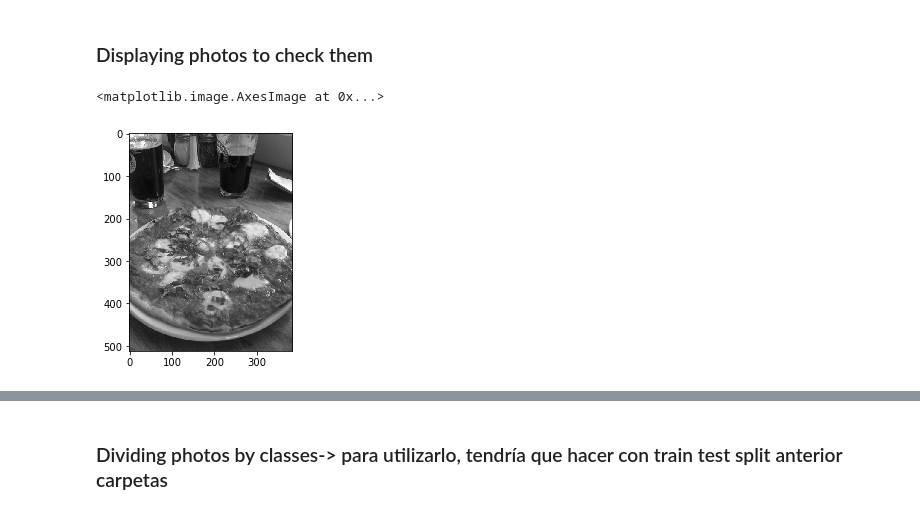
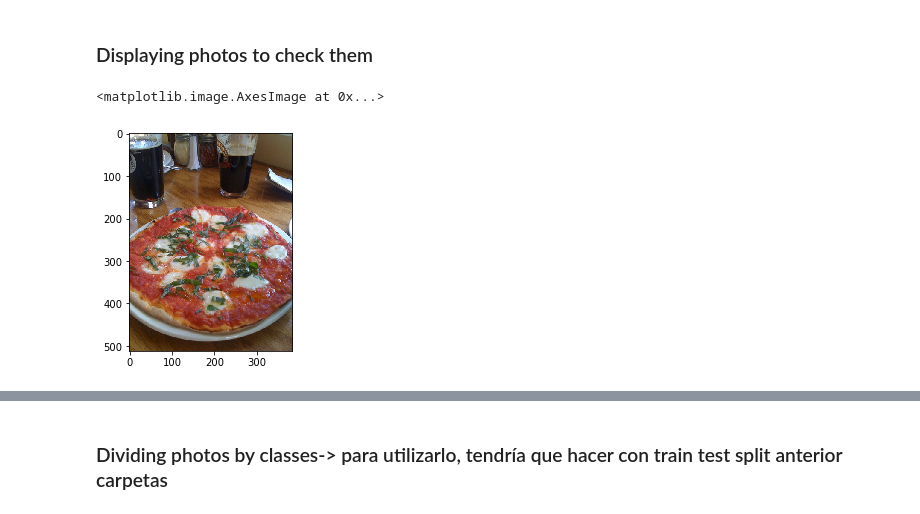
Before and after one commit to silviaherf/foodie_api, a Jupyter notebook: src/image_processing_part.ipynb, the cells around one changed output, grey strips where cells are left out. Cells and saved outputs as stored; diff of their text form; code cells hidden in the pictures.

```diff
--- a/src/image_processing_part.ipynb
+++ b/src/image_processing_part.ipynb
@@ -75,8 +80,7 @@ pictures.head()
 ### Displaying photos to check them
 # %%
 img = Image.open("../input/images/pizza/2965.jpg")
-imgbw = np.array(img.convert("L"))
-plt.imshow(imgbw, cmap="gray")
+plt.imshow(np.array(img))
 # %% [output]
 <matplotlib.image.AxesImage at 0x...>
-[figure, old version]
+[figure, new version]
```
Also changed, not shown: parts of 31 cells of this notebook.
